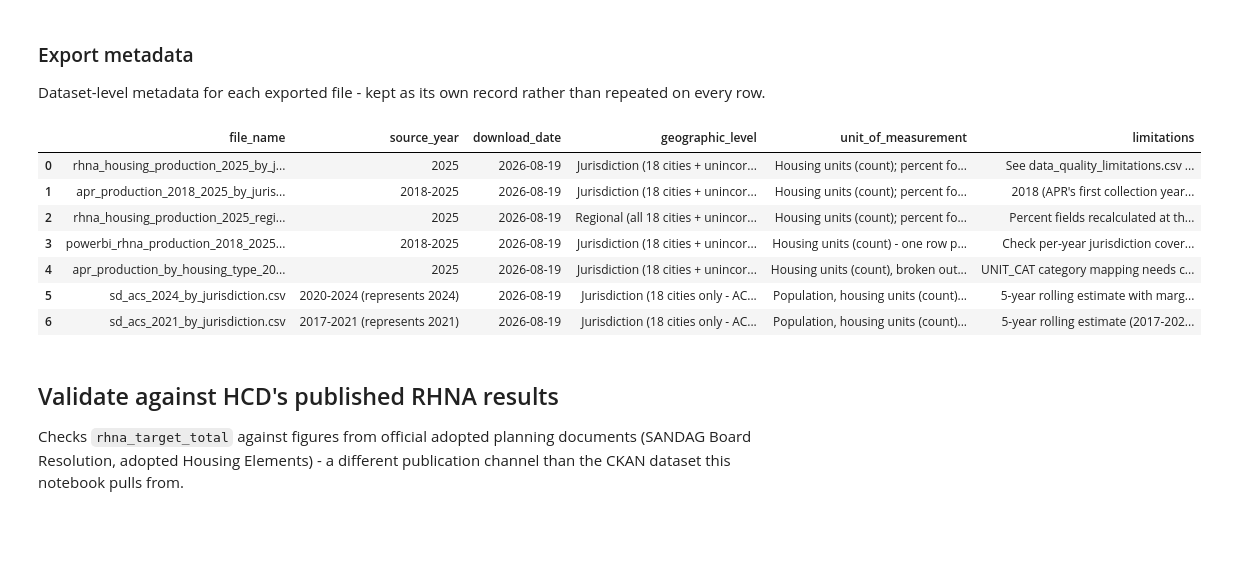
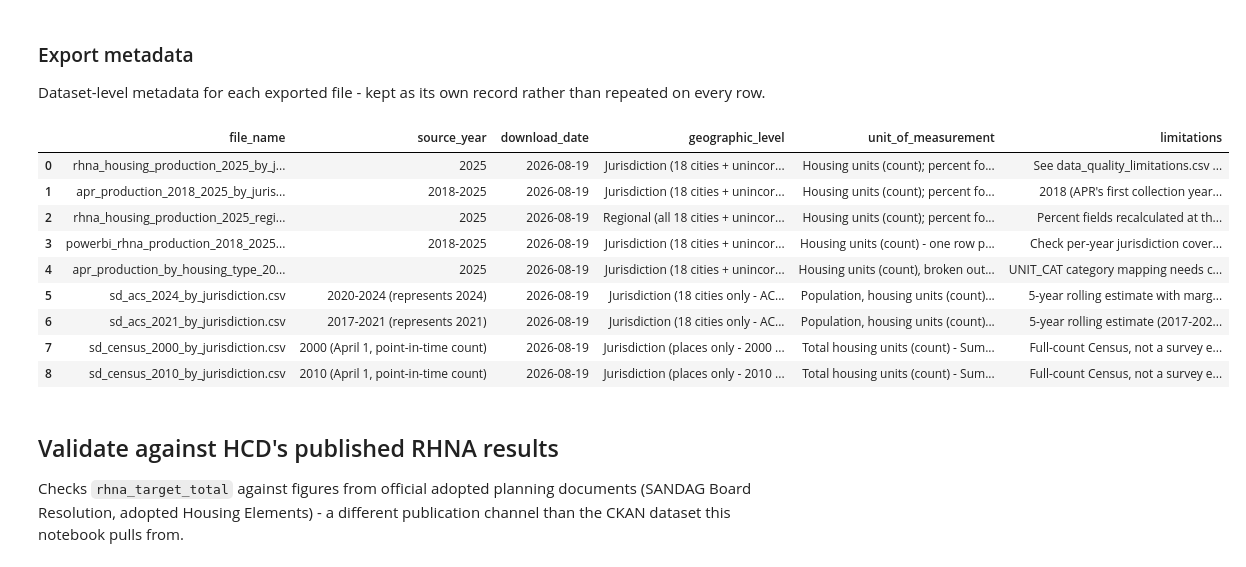
Before and after one commit to laurenthanhvo/chpd-dashboard-data-validation, a Jupyter notebook: van's work/notebooks/rhna_housing_production.ipynb, the cells around one changed output. Drawn from its saved outputs; the diff is of its cells as text; code cells hidden in the pictures; blank space fills up the shorter version.

```diff
--- a/van's work/notebooks/rhna_housing_production.ipynb
+++ b/van's work/notebooks/rhna_housing_production.ipynb
@@ -1552,33 +1626,51 @@ export_metadata = pd.DataFrame([
         "limitations": "UNIT_CAT category mapping needs confirmation against real value_counts() output - see the TODO in the Production by housing type section",
     },
     {
         "file_name": f"sd_acs_{ACS_DATA_YEAR}_by_jurisdiction.csv",
         "source_year": f"{ACS_VINTAGE_LABEL} (represents {ACS_DATA_YEAR})",
         "download_date": DOWNLOAD_DATE,
         "geographic_level": "Jurisdiction (18 cities only - ACS places do not cover unincorporated county)",
         "unit_of_measurement": "Population, housing units (count); owner/renter occupied (count)",
         "limitations": "5-year rolling estimate with margins of error, largest for small jurisdictions",
     },
     {
         "file_name": f"sd_acs_{ACS_2021_DATA_YEAR}_by_jurisdiction.csv",
         "source_year": f"{ACS_2021_VINTAGE_LABEL} (represents {ACS_2021_DATA_YEAR})",
         "download_date": DOWNLOAD_DATE,
         "geographic_level": "Jurisdiction (18 cities only - ACS places do not cover unincorporated county)",
         "unit_of_measurement": "Population, housing units (count); owner/renter occupied (count)",
         "limitations": "5-year rolling estimate (2017-2021), not directly comparable to Decennial Census point-in-time counts",
     },
+    {
+        "file_name": "sd_census_2000_by_jurisdiction.csv",
+        "source_year": "2000 (April 1, point-in-time count)",
+        "download_date": DOWNLOAD_DATE,
+        "geographic_level": "Jurisdiction (places only - 2000 Census place boundaries may not exactly match current jurisdiction boundaries)",
+        "unit_of_measurement": "Total housing units (count) - Summary File 1, variable H001001",
+        "limitations": "Full-count Census, not a survey estimate. Place-boundary changes over 25 years may affect comparability",
+    },
+    {
+        "file_name": "sd_census_2010_by_jurisdiction.csv",
+        "source_year": "2010 (April 1, point-in-time count)",
+        "download_date": DOWNLOAD_DATE,
+        "geographic_level": "Jurisdiction (places only - 2010 Census place boundaries may not exactly match current jurisdiction boundaries)",
+        "unit_of_measurement": "Total housing units (count) - Summary File 1, variable H001001",
+        "limitations": "Full-count Census, not a survey estimate. Place-boundary changes over 15 years may affect comparability",
+    },
 ])
 export_metadata.to_csv(DOCS_DIR / "export_metadata.csv", index=False)
 export_metadata
 # %% [output]
 |  | file_name | source_year | download_date | geographic_level | unit_of_measurement | limitations |
 | 0 | rhna_housing_production_2025_by_j... | 2025 | 2026-08-19 | Jurisdiction (18 cities + unincor... | Housing units (count); percent fo... | See data_quality_limitations.csv ... |
 | 1 | apr_production_2018_2025_by_juris... | 2018-2025 | 2026-08-19 | Jurisdiction (18 cities + unincor... | Housing units (count); percent fo... | 2018 (APR's first collection year... |
 | 2 | rhna_housing_production_2025_regi... | 2025 | 2026-08-19 | Regional (all 18 cities + unincor... | Housing units (count); percent fo... | Percent fields recalculated at th... |
 | 3 | powerbi_rhna_production_2018_2025... | 2018-2025 | 2026-08-19 | Jurisdiction (18 cities + unincor... | Housing units (count) - one row p... | Check per-year jurisdiction cover... |
 | 4 | apr_production_by_housing_type_20... | 2025 | 2026-08-19 | Jurisdiction (18 cities + unincor... | Housing units (count), broken out... | UNIT_CAT category mapping needs c... |
 | 5 | sd_acs_2024_by_jurisdiction.csv | 2020-2024 (represents 2024) | 2026-08-19 | Jurisdiction (18 cities only - AC... | Population, housing units (count)... | 5-year rolling estimate with marg... |
 | 6 | sd_acs_2021_by_jurisdiction.csv | 2017-2021 (represents 2021) | 2026-08-19 | Jurisdiction (18 cities only - AC... | Population, housing units (count)... | 5-year rolling estimate (2017-202... |
+| 7 | sd_census_2000_by_jurisdiction.csv | 2000 (April 1, point-in-time count) | 2026-08-19 | Jurisdiction (places only - 2000 ... | Total housing units (count) - Sum... | Full-count Census, not a survey e... |
+| 8 | sd_census_2010_by_jurisdiction.csv | 2010 (April 1, point-in-time count) | 2026-08-19 | Jurisdiction (places only - 2010 ... | Total housing units (count) - Sum... | Full-count Census, not a survey e... |
 # %% [markdown]
 ## Validate against HCD's published RHNA results
 
```
Also changed, not shown: parts of 7 cells of this notebook, 4 other files.
